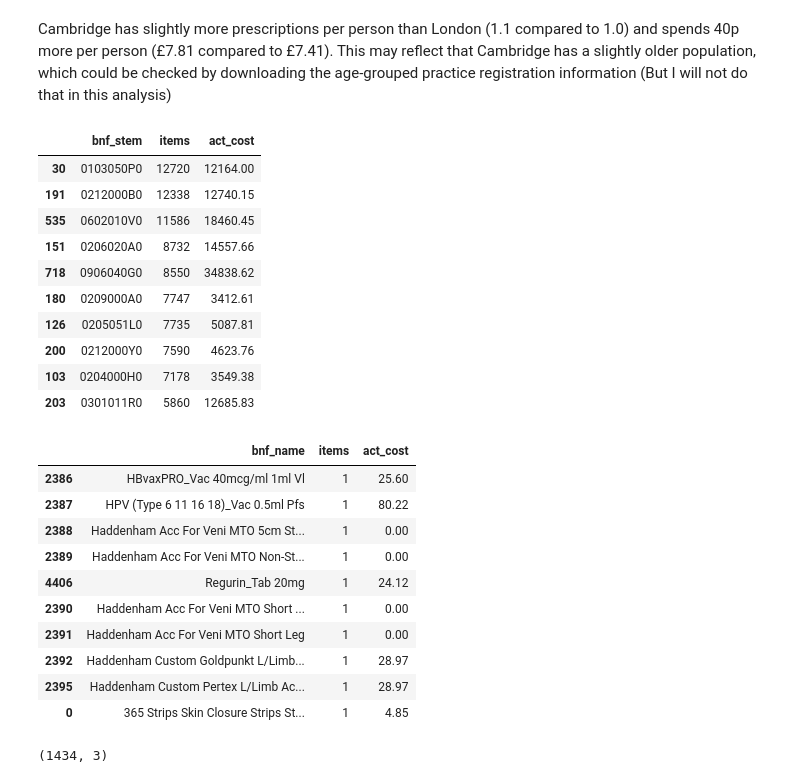
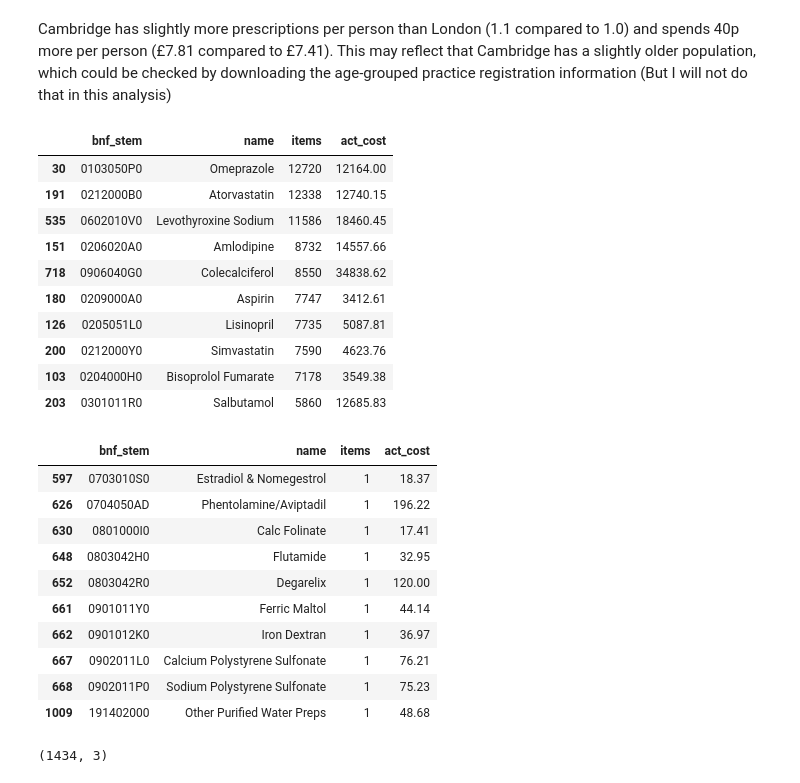
Before and after one commit to gtdalton/Health-Data-Science-MSc, a Jupyter notebook: General Practice Prescribing.ipynb, the cells around one changed output. Saved outputs shown, nothing was run; the diff lists cells and outputs as text; code cells hidden in the pictures.

```diff
--- a/General Practice Prescribing.ipynb
+++ b/General Practice Prescribing.ipynb
@@ -406,40 +405,41 @@ Cambridge has slightly more prescriptions per person than London (1.1 compared t
 # %%
 # Create a dataframe just with columns of interest
 camb_totals = pd.merge(camb_prescribing_df[['bnf_stem','items','act_cost']],pharm_df, left_on='bnf_stem',\
                        right_on='chem_sub').drop('chem_sub', axis=1)
 
+
 # Calculate total items
-camb_totals = camb_totals.groupby(['bnf_stem']).sum().reset_index()
+camb_totals = camb_totals.groupby(['bnf_stem','name']).sum().reset_index()
 
 #sort by total items
 camb_totals = camb_totals.sort_values(by='items',ascending=False)
 camb_totals.head(10)
 # %% [output]
-|  | bnf_stem | items | act_cost |
-| 30 | 0103050P0 | 12720 | 12164.00 |
-| 191 | 0212000B0 | 12338 | 12740.15 |
-| 535 | 0602010V0 | 11586 | 18460.45 |
-| 151 | 0206020A0 | 8732 | 14557.66 |
-| 718 | 0906040G0 | 8550 | 34838.62 |
-| 180 | 0209000A0 | 7747 | 3412.61 |
-| 126 | 0205051L0 | 7735 | 5087.81 |
-| 200 | 0212000Y0 | 7590 | 4623.76 |
-| 103 | 0204000H0 | 7178 | 3549.38 |
-| 203 | 0301011R0 | 5860 | 12685.83 |
+|  | bnf_stem | name | items | act_cost |
+| 30 | 0103050P0 | Omeprazole | 12720 | 12164.00 |
+| 191 | 0212000B0 | Atorvastatin | 12338 | 12740.15 |
+| 535 | 0602010V0 | Levothyroxine Sodium | 11586 | 18460.45 |
+| 151 | 0206020A0 | Amlodipine | 8732 | 14557.66 |
+| 718 | 0906040G0 | Colecalciferol | 8550 | 34838.62 |
+| 180 | 0209000A0 | Aspirin | 7747 | 3412.61 |
+| 126 | 0205051L0 | Lisinopril | 7735 | 5087.81 |
+| 200 | 0212000Y0 | Simvastatin | 7590 | 4623.76 |
+| 103 | 0204000H0 | Bisoprolol Fumarate | 7178 | 3549.38 |
+| 203 | 0301011R0 | Salbutamol | 5860 | 12685.83 |
 # %%
 camb_totals.tail(10)
 # %% [output]
-|  | bnf_name | items | act_cost |
-| 2386 | HBvaxPRO_Vac 40mcg/ml 1ml Vl | 1 | 25.60 |
-| 2387 | HPV (Type 6 11 16 18)_Vac 0.5ml Pfs | 1 | 80.22 |
-| 2388 | Haddenham Acc For Veni MTO 5cm St... | 1 | 0.00 |
-| 2389 | Haddenham Acc For Veni MTO Non-St... | 1 | 0.00 |
-| 4406 | Regurin_Tab 20mg | 1 | 24.12 |
-| 2390 | Haddenham Acc For Veni MTO Short ... | 1 | 0.00 |
-| 2391 | Haddenham Acc For Veni MTO Short Leg | 1 | 0.00 |
-| 2392 | Haddenham Custom Goldpunkt L/Limb... | 1 | 28.97 |
-| 2395 | Haddenham Custom Pertex L/Limb Ac... | 1 | 28.97 |
-| 0 | 365 Strips Skin Closure Strips St... | 1 | 4.85 |
+|  | bnf_stem | name | items | act_cost |
+| 597 | 0703010S0 | Estradiol & Nomegestrol | 1 | 18.37 |
+| 626 | 0704050AD | Phentolamine/Aviptadil | 1 | 196.22 |
+| 630 | 0801000I0 | Calc Folinate | 1 | 17.41 |
+| 648 | 0803042H0 | Flutamide | 1 | 32.95 |
+| 652 | 0803042R0 | Degarelix | 1 | 120.00 |
+| 661 | 0901011Y0 | Ferric Maltol | 1 | 44.14 |
+| 662 | 0901012K0 | Iron Dextran | 1 | 36.97 |
+| 667 | 0902011L0 | Calcium Polystyrene Sulfonate | 1 | 76.21 |
+| 668 | 0902011P0 | Sodium Polystyrene Sulfonate | 1 | 75.23 |
+| 1009 | 191402000 | Other Purified Water Preps | 1 | 48.68 |
 # %%
 camb_totals[camb_totals['items']==1].shape
 # %% [output]
```
Also changed, not shown: parts of 1 cell of this notebook, 1 other file.
